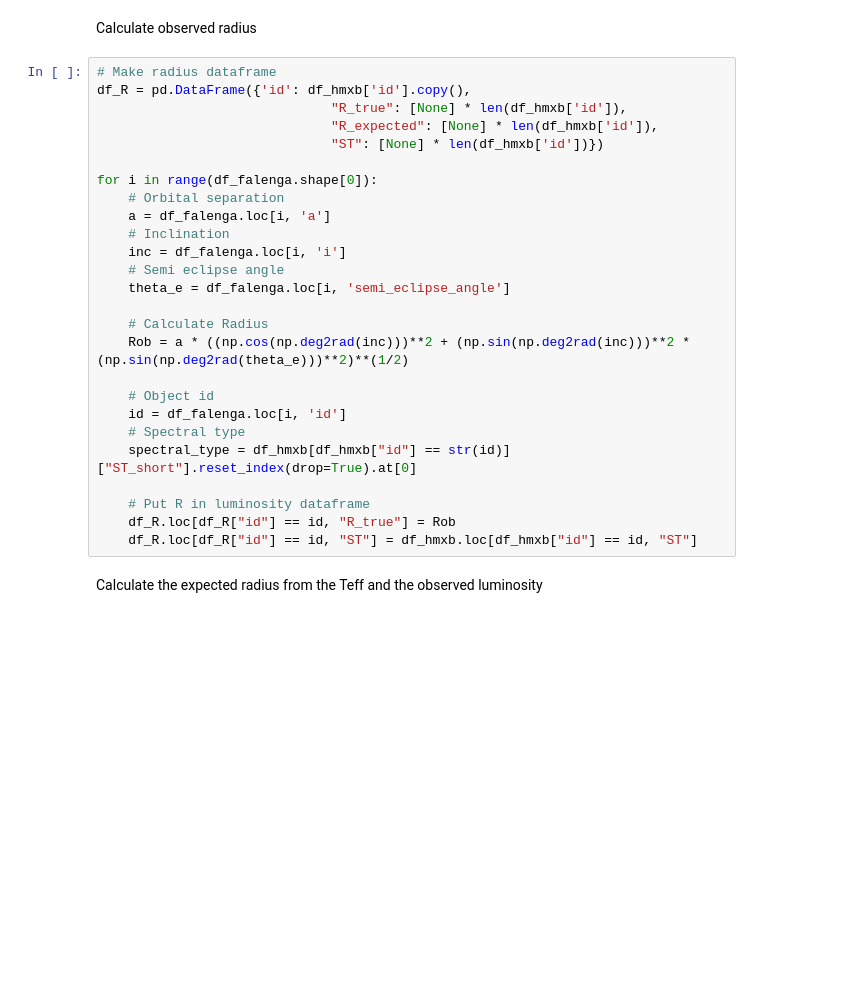
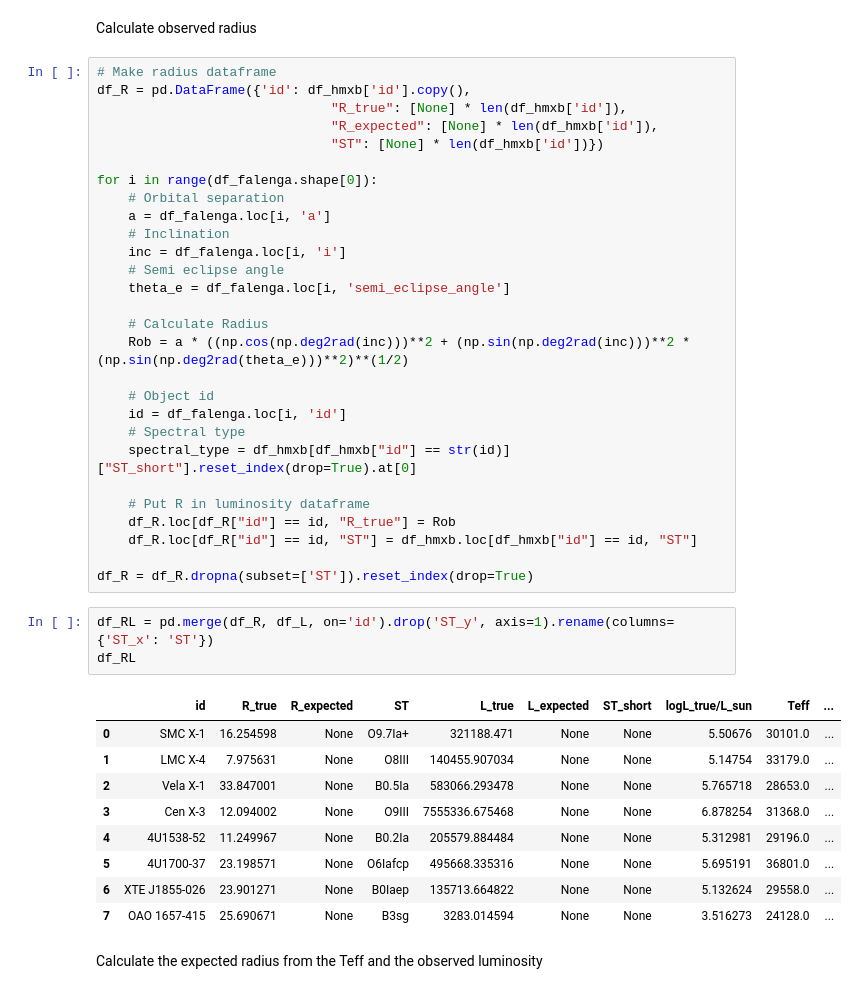
Before and after one commit to LvV210/MasterProject, a Jupyter notebook: luminosity.ipynb, the cells around one changed output. Drawn from its saved outputs; the diff is of its cells as text; blank space fills up the shorter version.

```diff
--- a/luminosity.ipynb
+++ b/luminosity.ipynb
@@ -95,6 +187,21 @@ for i in range(df_falenga.shape[0]):
     # Put R in luminosity dataframe
     df_R.loc[df_R["id"] == id, "R_true"] = Rob
     df_R.loc[df_R["id"] == id, "ST"] = df_hmxb.loc[df_hmxb["id"] == id, "ST"]
+
+df_R = df_R.dropna(subset=['ST']).reset_index(drop=True)
+# %%
+df_RL = pd.merge(df_R, df_L, on='id').drop('ST_y', axis=1).rename(columns={'ST_x': 'ST'})
+df_RL
+# %% [output]
+|  | id | R_true | R_expected | ST | L_true | L_expected | ST_short | logL_true/L_sun | Teff | ... |
+| 0 | SMC X-1 | 16.254598 | None | O9.7Ia+ | 321188.471 | None | None | 5.50676 | 30101.0 | ... |
+| 1 | LMC X-4 | 7.975631 | None | O8III | 140455.907034 | None | None | 5.14754 | 33179.0 | ... |
+| 2 | Vela X-1 | 33.847001 | None | B0.5Ia | 583066.293478 | None | None | 5.765718 | 28653.0 | ... |
+| 3 | Cen X-3 | 12.094002 | None | O9III | 7555336.675468 | None | None | 6.878254 | 31368.0 | ... |
+| 4 | 4U1538-52 | 11.249967 | None | B0.2Ia | 205579.884484 | None | None | 5.312981 | 29196.0 | ... |
+| 5 | 4U1700-37 | 23.198571 | None | O6Iafcp | 495668.335316 | None | None | 5.695191 | 36801.0 | ... |
+| 6 | XTE J1855-026 | 23.901271 | None | B0Iaep | 135713.664822 | None | None | 5.132624 | 29558.0 | ... |
+| 7 | OAO 1657-415 | 25.690671 | None | B3sg | 3283.014594 | None | None | 3.516273 | 24128.0 | ... |
 # %% [markdown]
 Calculate the expected radius from the Teff and the observed luminosity
 # %%
```
Also changed, not shown: parts of 15 cells of this notebook, 6 other files.
